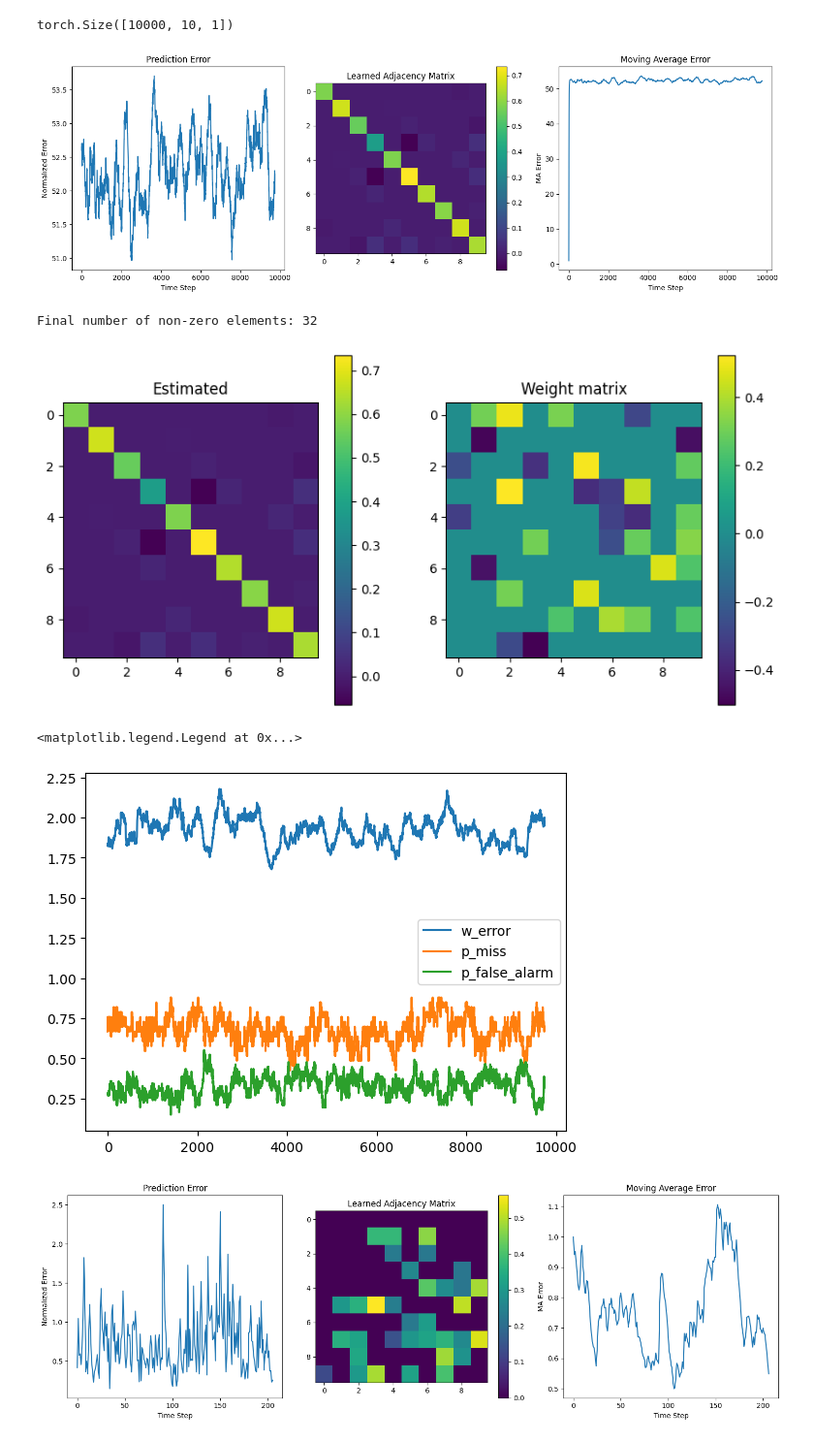
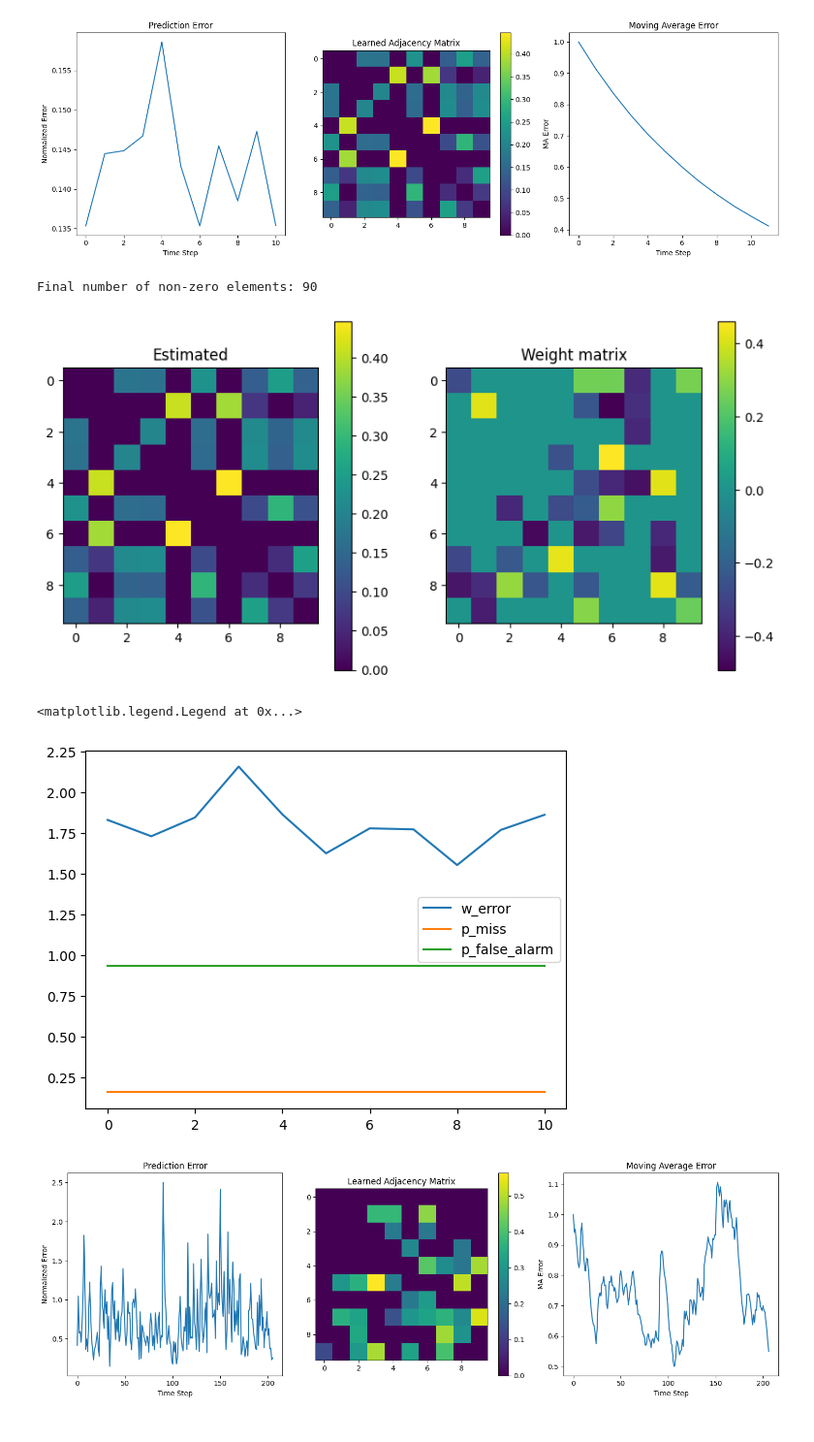
Before and after one commit to jenkins-alex/AdaCGP, a Jupyter notebook: implement.ipynb, the cells around one changed output. Shown at 97% size. Drawn from its saved outputs; the diff is of its cells as text; code cells hidden in the pictures.

Commit message:
Added laplacian learning under smoothness prior

```diff
--- a/implement.ipynb
+++ b/implement.ipynb
@@ -17,20 +17,19 @@ device = torch.device('cpu')
 
 # generate data and move to device
 X, y, graph_filters_flat, weight_matrix, filter_coefficients = [d.to(device) for d in generate_data(cfg)]
-# %%
-y.shape
-# %% [output]
-torch.Size([10000, 10, 1])
 # %%
-from src.models.baselines.GraphLasso import GraphLasso
+from src.models.baselines.GraphSmooth import GraphSmooth
 
 # Set up hyperparameters
 hyperparams = {
-    'P_cov': 250,          # Window size for covariance estimation
-    'alpha': 0.1,          # Regularization parameter for Lasso
-    'patience': None,        # Patience for early stopping
+    'P_cov': 1,          # Window size for covariance estimation
+    'alpha': 0.005,          # Regularization parameter for Lasso
+    'beta': 0.01,
+    'patience': 10,        # Patience for early stopping
     'min_delta_percent': 0.01,  # Minimum improvement threshold
     'ma_alpha': 0.1,       # Moving average coefficient
+    'max_iters': 50,
+    'tol': 1e-6,
 }
 
 # Assuming you have your data in 'y' format
@@ -41,41 +40,41 @@ hyperparams = {
 N = y.shape[1]
 
 # Create the NodeWiseLasso instance
-model = GraphLasso(N=N, hyperparams=hyperparams, device='cpu')
+model = GraphSmooth(N=N, hyperparams=hyperparams, device='cpu')
 
 # Run the model
 results = model.run(y, weight_matrix, append_all_matrices=True)
 
 # Plot the results
 plt.figure(figsize=(15, 5))
 
 # Plot prediction error
 plt.subplot(131)
 plt.plot(results['pred_error'])
 plt.title('Prediction Error')
 plt.xlabel('Time Step')
 plt.ylabel('Normalized Error')
 
 # Plot the latest learned adjacency matrix
 plt.subplot(132)
 plt.imshow(results['matrices'][-1], cmap='viridis')
 plt.colorbar()
 plt.title('Learned Adjacency Matrix')
 
 # Plot moving average error
 plt.subplot(133)
 plt.plot(results['pred_error_recursive_moving_average'])
 plt.title('Moving Average Error')
 plt.xlabel('Time Step')
 plt.ylabel('MA Error')
 
 plt.tight_layout()
 plt.show()
 
 print(f"Final number of non-zero elements: {results['num_non_zero_elements'][-1] if 'num_non_zero_elements' in results and results['num_non_zero_elements'] else 'N/A'}")
 # %% [output]
-[figure, old version]
+[figure, new version]
-Final number of non-zero elements: 32
+Final number of non-zero elements: 90
 # %%
 # plot the precision matrix and the weight matrix side by side
 plt.figure(figsize=(10, 5))
@@ -94,9 +93,9 @@ plt.plot(results['p_miss'], label='p_miss')
 plt.plot(results['p_false_alarm'], label='p_false_alarm')
 plt.legend()
 # %% [output]
-[figure, old version]
+[figure, new version]
 <matplotlib.legend.Legend at 0x...>
-[figure, old version]
+[figure, new version]
 # %%
 from src.models.baselines.GrangerVAR import GrangerVAR
 
```
Also changed, not shown: 2 other files.
